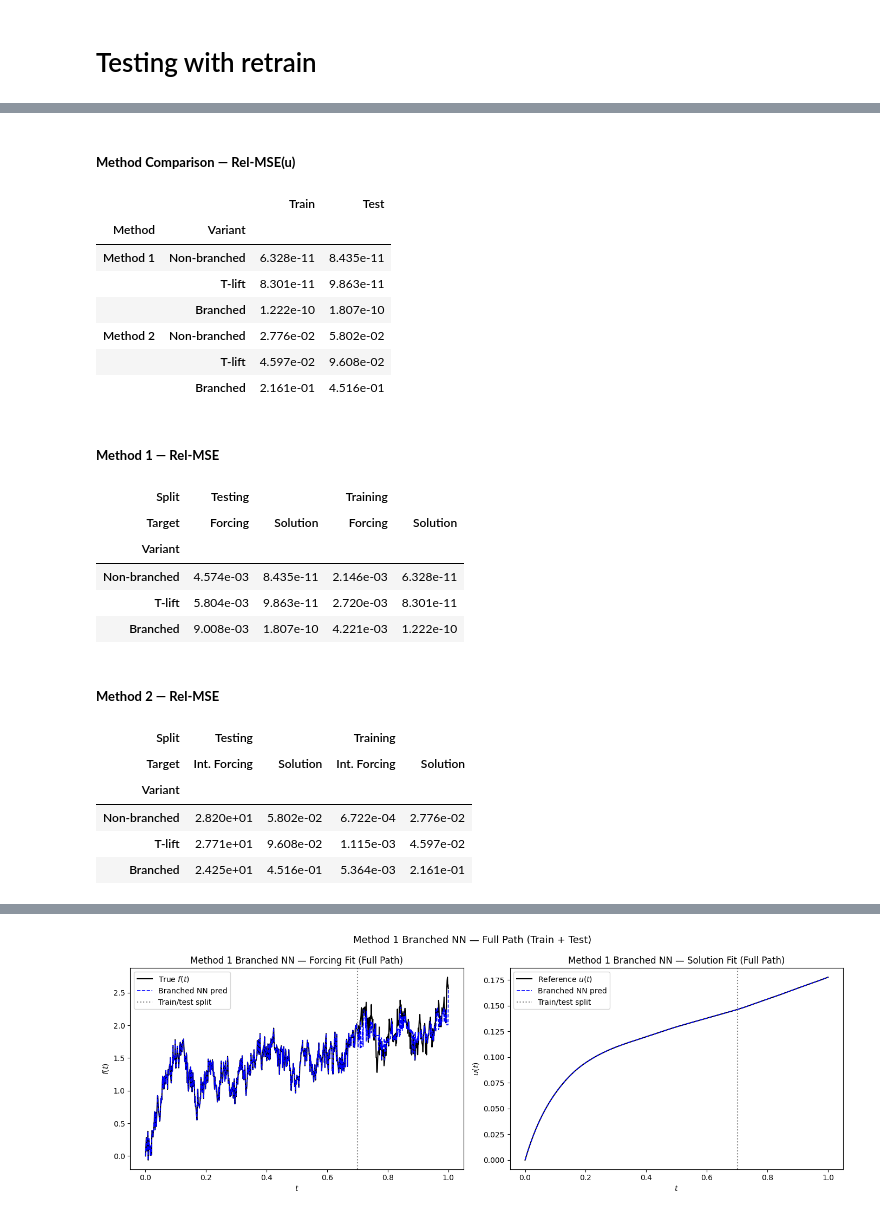
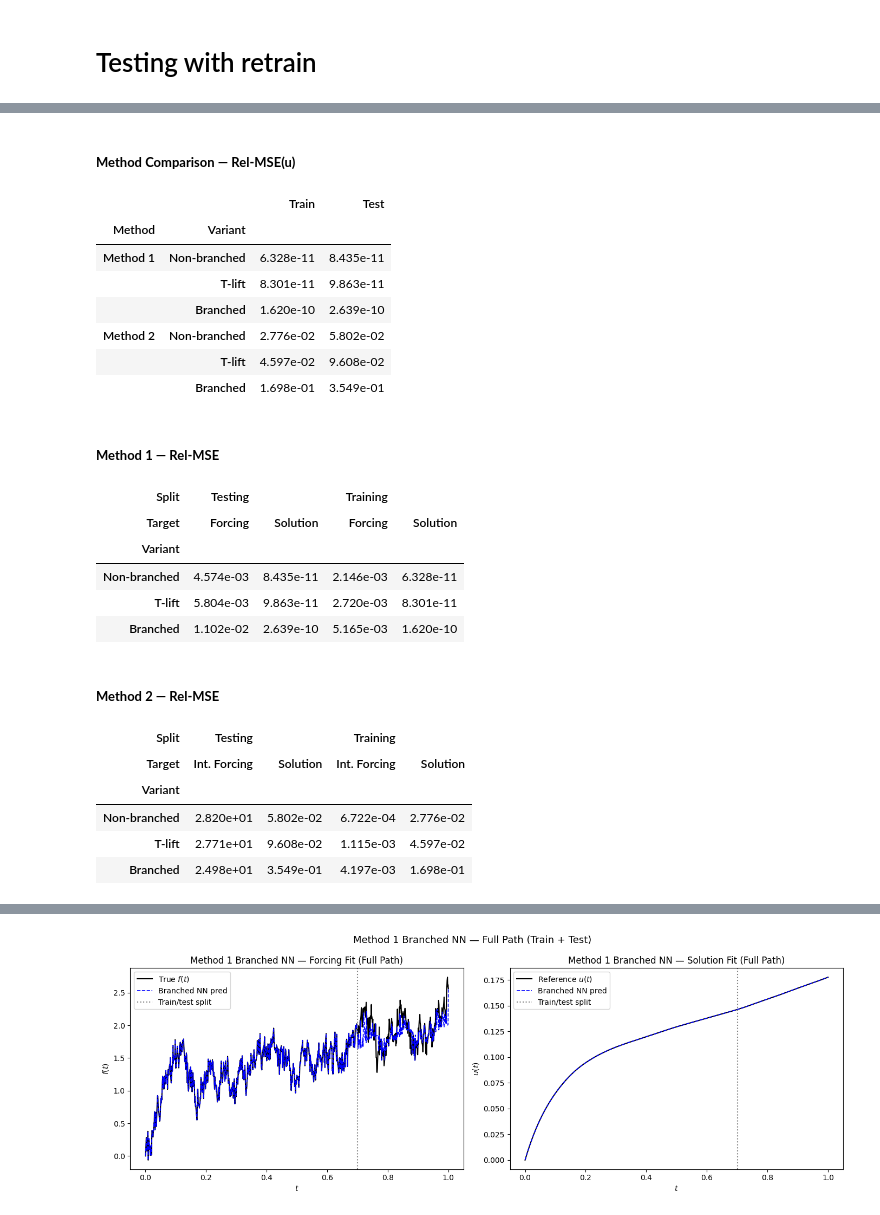
Before and after one commit to CharliePyle4/BSK_ODE, a Jupyter notebook: experiments/6_3_Linear_ODE_FBM_forcing.ipynb, the cells around one changed output, grey strips where cells are left out. Saved outputs shown, nothing was run; the diff lists cells and outputs as text; code cells hidden in the pictures.

```diff
--- a/experiments/6_3_Linear_ODE_FBM_forcing.ipynb
+++ b/experiments/6_3_Linear_ODE_FBM_forcing.ipynb
@@ -114,9 +94,8 @@ extensions     = 4          #Number of path extensions to learn
 num_snapshots  = 10          #number of training snapshots to visualize
 
 #Adam Training
-#ADAM_ITERS     = 5000        #Adam Epochs
+ADAM_ITERS     = 5000        #Adam Epochs
 
-ADAM_ITERS     = 500        #REVERT BACK
 
 
 
@@ -614,42 +599,28 @@ plot_all_variants_test_only(
 # %%
 # ── SELECTION ────────────────────────────────────────────────────────────────
-METRIC = "RElMSE"   # <--- change to "MSE" or "RelMSE"
-
-
-# ── map already-computed get_errors() results into lookup dicts ──────────────
-train_errs = {
-    ("Method 1", "Non-branched"): {"mseu": nb_m1_full["mse_u"],  "relu": nb_m1_full["rel_u"],  "msef": nb_m1_full["mse_f"],  "relf": nb_m1_full["rel_f"]},
-    ("Method 1", "T-lift"):       {"mseu": tl_m1_full["mse_u"],  "relu": tl_m1_full["rel_u"],  "msef": tl_m1_full["mse_f"],  "relf": tl_m1_full["rel_f"]},
-    ("Method 1", "Branched"):     {"mseu": sig_m1_full["mse_u"], "relu": sig_m1_full["rel_u"], "msef": sig_m1_full["mse_f"], "relf": sig_m1_full["rel_f"]},
-    ("Method 2", "Non-branched"): {"mseu": nb_m2_full["mse_u"],  "relu": nb_m2_full["rel_u"],  "msef": nb_m2_full["mse_f"],  "relf": nb_m2_full["rel_f"]},
-    ("Method 2", "T-lift"):       {"mseu": tl_m2_full["mse_u"],  "relu": tl_m2_full["rel_u"],  "msef": tl_m2_full["mse_f"],  "relf": tl_m2_full["rel_f"]},
-    ("Method 2", "Branched"):     {"mseu": sig_m2_full["mse_u"], "relu": sig_m2_full["rel_u"], "msef": sig_m2_full["mse_f"], "relf": sig_m2_full["rel_f"]},
-}
-
-test_errs = {
-    ("Method 1", "Non-branched"): {"mseu": nb_m1_test["mse_u"],  "relu": nb_m1_test["rel_u"],  "msef": nb_m1_test["mse_f"],  "relf": nb_m1_test["rel_f"]},
-    ("Method 1", "T-lift"):       {"mseu": tl_m1_test["mse_u"],  "relu": tl_m1_test["rel_u"],  "msef": tl_m1_test["mse_f"],  "relf": tl_m1_test["rel_f"]},
-    ("Method 1", "Branched"):     {"mseu": sig_m1_test["mse_u"], "relu": sig_m1_test["rel_u"], "msef": sig_m1_test["mse_f"], "relf": sig_m1_test["rel_f"]},
-    ("Method 2", "Non-branched"): {"mseu": nb_m2_test["mse_u"],  "relu": nb_m2_test["rel_u"],  "msef": nb_m2_test["mse_f"],  "relf": nb_m2_test["rel_f"]},
-    ("Method 2", "T-lift"):       {"mseu": tl_m2_test["mse_u"],  "relu": tl_m2_test["rel_u"],  "msef": tl_m2_test["mse_f"],  "relf": tl_m2_test["rel_f"]},
-    ("Method 2", "Branched"):     {"mseu": sig_m2_test["mse_u"], "relu": sig_m2_test["rel_u"], "msef": sig_m2_test["mse_f"], "relf": sig_m2_test["rel_f"]},
-}
-
+METRIC = "RelMSE"   # <--- change to "MSE" or "RelMSE"
 
 # ── metric selection ─────────────────────────────────────────────────────────
 if METRIC == "MSE":
-    u_col, f_col, label = "mseu", "msef", "MSE"
+    u_col, f_col, label = "mse_u", "mse_f", "MSE"
 else:
-    u_col, f_col, label = "relu", "relf", "Rel-MSE"   # was "Rel-L2"
-
+    u_col, f_col, label = "rel_u", "rel_f", "Rel-MSE"
 
 methods  = ["Method 1", "Method 2"]
 variants = ["Non-branched", "T-lift", "Branched"]
 
+_key_map = {
+    ("Method 1", "Non-branched"): "nb_m1",
+    ("Method 1", "T-lift"):       "tl_m1",
+    ("Method 1", "Branched"):     "sig_m1",
+    ("Method 2", "Non-branched"): "nb_m2",
+    ("Method 2", "T-lift"):       "tl_m2",
+    ("Method 2", "Branched"):     "sig_m2",
+}
+
 def val(errs_dict, method, variant, col):
-    e = errs_dict.get((method, variant), {})
-    v = e.get(col, None)
-    return float(v) if v is not None else float("nan")
+    e = errs_dict.get(_key_map[(method, variant)], {})
+    return float(e.get(col, float("nan")))
 
 import pandas as pd
 from IPython.display import display, HTML
@@ -686,8 +657,8 @@ t1_data = {}
 for method in methods:
     for variant in variants:
         t1_data[(method, variant)] = {
-            "Train": val(train_errs, method, variant, u_col),
-            "Test":  val(test_errs,  method, variant, u_col),
+            "Train": val(full_errs, method, variant, u_col),
+            "Test":  val(test_errs, method, variant, u_col),
         }
 
 t1 = pd.DataFrame(
@@ -701,55 +672,55 @@ show(t1, f"Method Comparison — {label}(u)")
 t2_rows = {}
 for variant in variants:
     t2_rows[variant] = {
         ("Testing",  "Forcing"):  val(test_errs,  "Method 1", variant, f_col),
         ("Testing",  "Solution"): val(test_errs,  "Method 1", variant, u_col),
-        ("Training", "Forcing"):  val(train_errs, "Method 1", variant, f_col),
-        ("Training", "Solution"): val(train_errs, "Method 1", variant, u_col),
+        ("Training", "Forcing"):  val(full_errs,  "Method 1", variant, f_col),
+        ("Training", "Solution"): val(full_errs,  "Method 1", variant, u_col),
     }
 
 t2 = pd.DataFrame(t2_rows).T
 t2.index.name = "Variant"
 t2.columns = pd.MultiIndex.from_tuples(t2.columns, names=["Split", "Target"])
 show(t2, f"Method 1 — {label}")
 
 # ── Table 3: Method 2 (u and f, Test and Train) ───────────────────────────────
 t3_rows = {}
 for variant in variants:
     t3_rows[variant] = {
         ("Testing",  "Int. Forcing"): val(test_errs,  "Method 2", variant, f_col),
         ("Testing",  "Solution"):     val(test_errs,  "Method 2", variant, u_col),
-        ("Training", "Int. Forcing"): val(train_errs, "Method 2", variant, f_col),
-        ("Training", "Solution"):     val(train_errs, "Method 2", variant, u_col),
+        ("Training", "Int. Forcing"): val(full_errs,  "Method 2", variant, f_col),
+        ("Training", "Solution"):     val(full_errs,  "Method 2", variant, u_col),
     }
 
 t3 = pd.DataFrame(t3_rows).T
 t3.index.name = "Variant"
 t3.columns = pd.MultiIndex.from_tuples(t3.columns, names=["Split", "Target"])
 show(t3, f"Method 2 — {label}")
 # %% [output]
 Method Comparison — Rel-MSE(u)
 |  |  | Train | Test |
 | Method | Variant |  |  |
 | Method 1 | Non-branched | 6.328e-11 | 8.435e-11 |
 |  | T-lift | 8.301e-11 | 9.863e-11 |
-|  | Branched | 1.222e-10 | 1.807e-10 |
+|  | Branched | 1.620e-10 | 2.639e-10 |
 | Method 2 | Non-branched | 2.776e-02 | 5.802e-02 |
 |  | T-lift | 4.597e-02 | 9.608e-02 |
-|  | Branched | 2.161e-01 | 4.516e-01 |
+|  | Branched | 1.698e-01 | 3.549e-01 |
 Method 1 — Rel-MSE
 | Split | Testing |  | Training |  |
 | Target | Forcing | Solution | Forcing | Solution |
 | Variant |  |  |  |  |
 | Non-branched | 4.574e-03 | 8.435e-11 | 2.146e-03 | 6.328e-11 |
 | T-lift | 5.804e-03 | 9.863e-11 | 2.720e-03 | 8.301e-11 |
-| Branched | 9.008e-03 | 1.807e-10 | 4.221e-03 | 1.222e-10 |
+| Branched | 1.102e-02 | 2.639e-10 | 5.165e-03 | 1.620e-10 |
 Method 2 — Rel-MSE
 | Split | Testing |  | Training |  |
 | Target | Int. Forcing | Solution | Int. Forcing | Solution |
 | Variant |  |  |  |  |
 | Non-branched | 2.820e+01 | 5.802e-02 | 6.722e-04 | 2.776e-02 |
 | T-lift | 2.771e+01 | 9.608e-02 | 1.115e-03 | 4.597e-02 |
-| Branched | 2.425e+01 | 4.516e-01 | 5.364e-03 | 2.161e-01 |
+| Branched | 2.498e+01 | 3.549e-01 | 4.197e-03 | 1.698e-01 |
 # %%
 # ── call ─────────────────────────────────────────────────────────────────────
 plot_m1_forcing_calibration_sidebyside(
```
Also changed, not shown: parts of 8 cells of this notebook, 5 other files.
